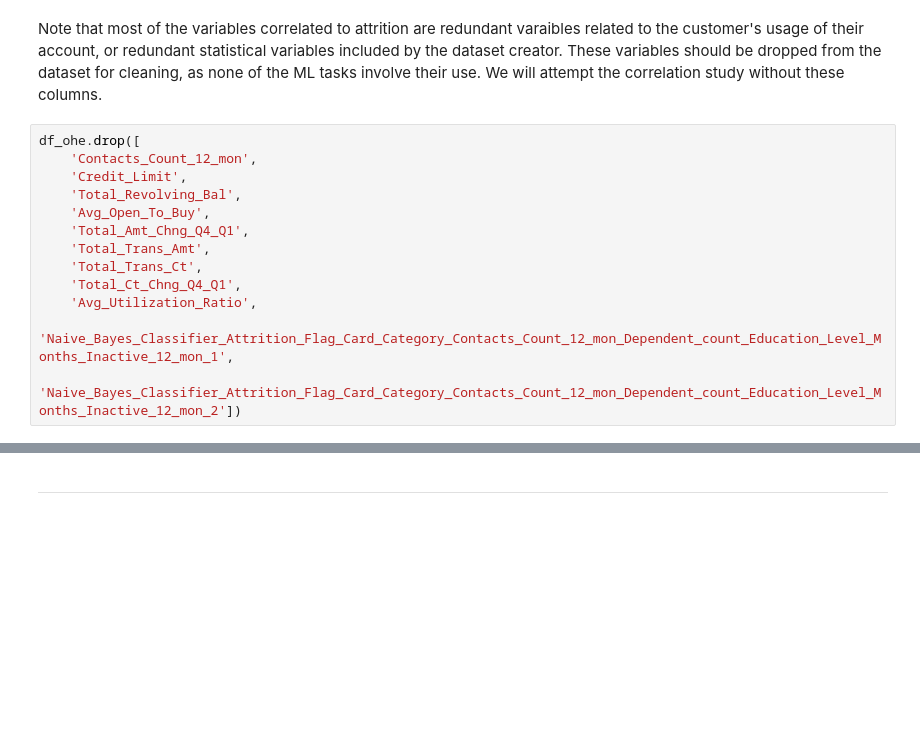
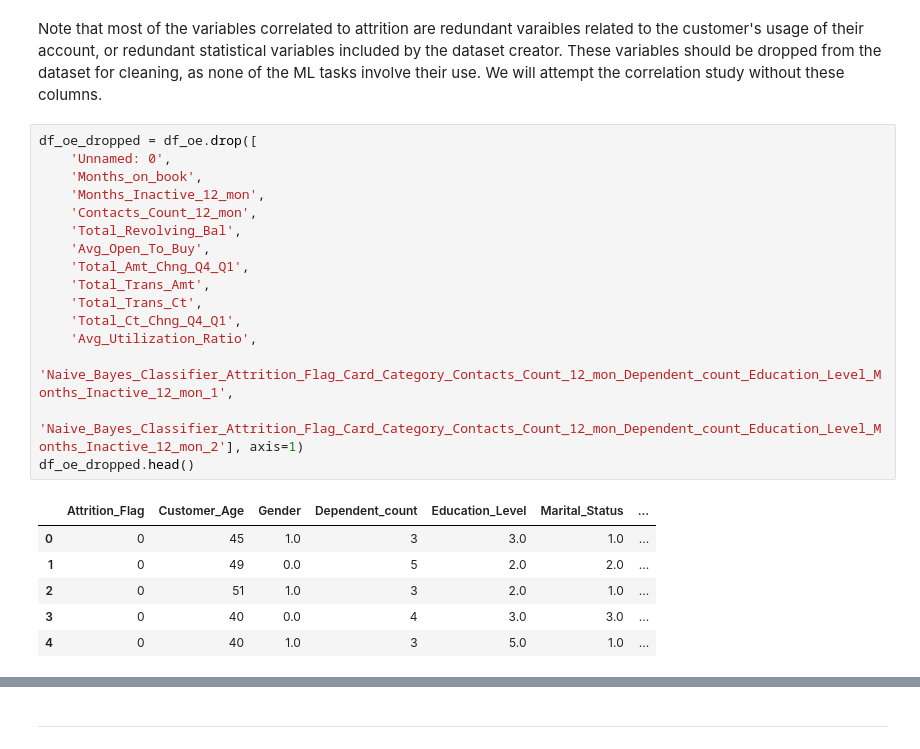
Before and after one commit to ocassidydev/creditcard-churn, a Jupyter notebook: jupyter_notebooks/02 - Customer Attrition Study.ipynb, the cells around one changed output, grey strips where cells are left out. Saved outputs shown, nothing was run; the diff lists cells and outputs as text; blank space fills up the shorter version.

```diff
--- a/jupyter_notebooks/02 - Customer Attrition Study.ipynb
+++ b/jupyter_notebooks/02 - Customer Attrition Study.ipynb
@@ -130,15 +134,25 @@ Name: Attrition_Flag, dtype: float64
 # %% [markdown]
 Note that most of the variables correlated to attrition are redundant varaibles related to the customer's usage of their account, or redundant statistical variables included by the dataset creator. These variables should be dropped from the dataset for cleaning, as none of the ML tasks involve their use. We will attempt the correlation study without these columns.
 # %%
-df_ohe.drop([
+df_oe_dropped = df_oe.drop([
+    'Unnamed: 0',
+    'Months_on_book',
+    'Months_Inactive_12_mon',
     'Contacts_Count_12_mon',
-    'Credit_Limit',
     'Total_Revolving_Bal',
     'Avg_Open_To_Buy',
     'Total_Amt_Chng_Q4_Q1',
     'Total_Trans_Amt',
     'Total_Trans_Ct',
     'Total_Ct_Chng_Q4_Q1',
     'Avg_Utilization_Ratio',
     'Naive_Bayes_Classifier_Attrition_Flag_Card_Category_Contacts_Count_12_mon_Dependent_count_Education_Level_Months_Inactive_12_mon_1',
-    'Naive_Bayes_Classifier_Attrition_Flag_Card_Category_Contacts_Count_12_mon_Dependent_count_Education_Level_Months_Inactive_12_mon_2'])
+    'Naive_Bayes_Classifier_Attrition_Flag_Card_Category_Contacts_Count_12_mon_Dependent_count_Education_Level_Months_Inactive_12_mon_2'], axis=1)
+df_oe_dropped.head()
+# %% [output]
+|  | Attrition_Flag | Customer_Age | Gender | Dependent_count | Education_Level | Marital_Status | ... |
+| 0 | 0 | 45 | 1.0 | 3 | 3.0 | 1.0 | ... |
+| 1 | 0 | 49 | 0.0 | 5 | 2.0 | 2.0 | ... |
+| 2 | 0 | 51 | 1.0 | 3 | 2.0 | 1.0 | ... |
+| 3 | 0 | 40 | 0.0 | 4 | 3.0 | 3.0 | ... |
+| 4 | 0 | 40 | 1.0 | 3 | 5.0 | 1.0 | ... |
```
Also changed, not shown: parts of 37 cells of this notebook.
